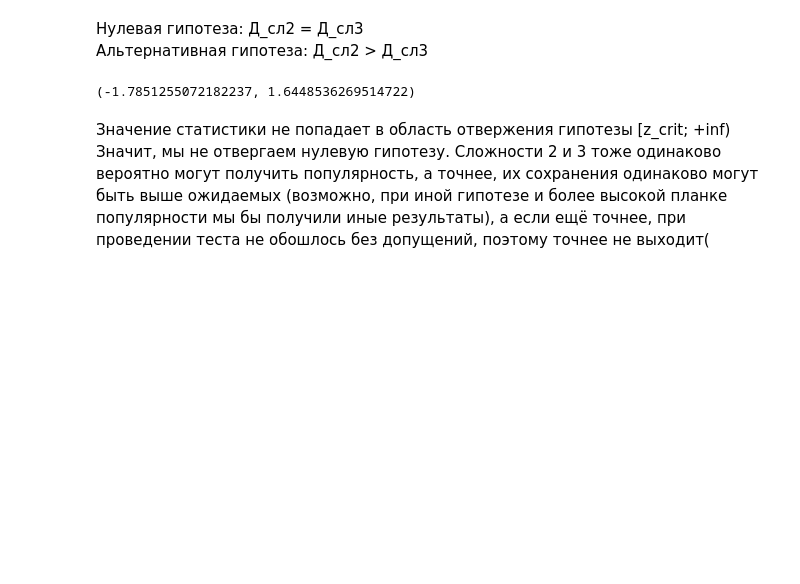
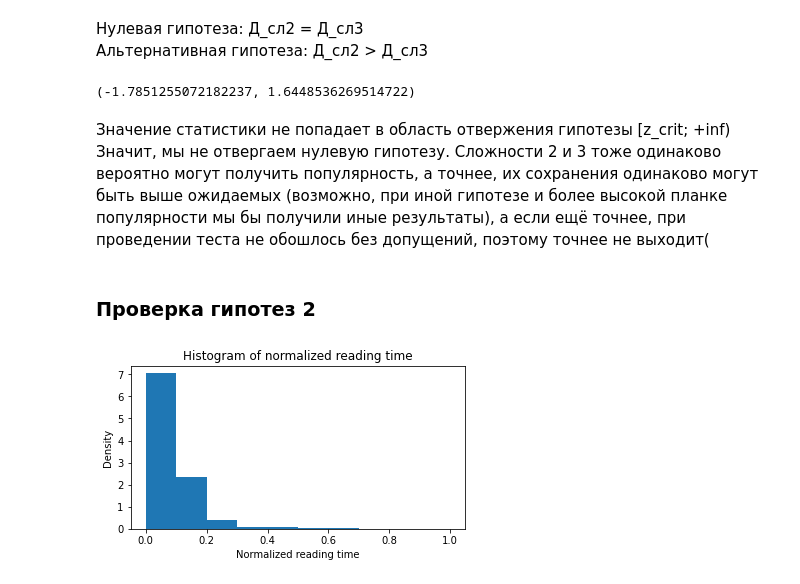
Before and after one commit to IrinaKhrisanfova/genii_pythona, a Jupyter notebook: 5_hypothesis.ipynb, the cells around one changed output. Cells and saved outputs as stored; diff of their text form; code cells hidden in the pictures; blank space fills up the shorter version.

```diff
--- a/5_hypothesis.ipynb
+++ b/5_hypothesis.ipynb
@@ -159,3 +159,5 @@ di_razn_dolei(medium, hard, 0.05)
 (-1.7851255072182237, 1.6448536269514722)
 # %% [markdown]
 Значение статистики не попадает в область отвержения гипотезы [z_crit; +inf) Значит, мы не отвергаем нулевую гипотезу. Сложности 2 и 3 тоже одинаково вероятно могут получить популярность, а точнее, их сохранения одинаково могут быть выше ожидаемых (возможно, при иной гипотезе и более высокой планке популярности мы бы получили иные результаты), а если ещё точнее, при проведении теста не обошлось без допущений, поэтому точнее не выходит(
+# %% [markdown]
+### Проверка гипотез 2
@@ -161,0 +166,9 @@ di_razn_dolei(medium, hard, 0.05)
+# %%
+plt.figure(figsize=(6,3))
+plt.hist(df.norm_ReadingTime, density=True)
+plt.xlabel('Normalized reading time')
+plt.ylabel('Density')
+plt.title('Histogram of normalized reading time')
+plt.show()
+# %% [output]
+[figure, added]
```
Also changed, not shown: parts of 16 cells of this notebook, 1 other file.
